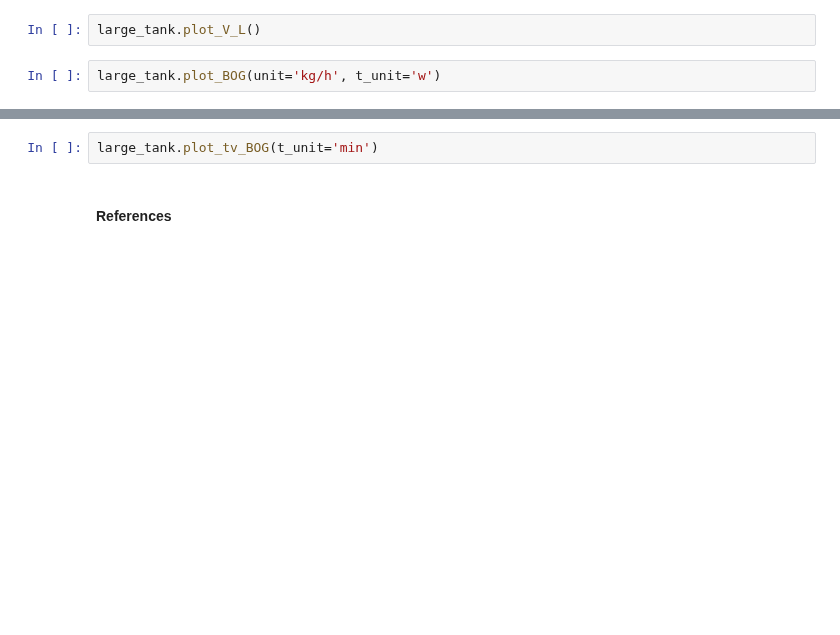
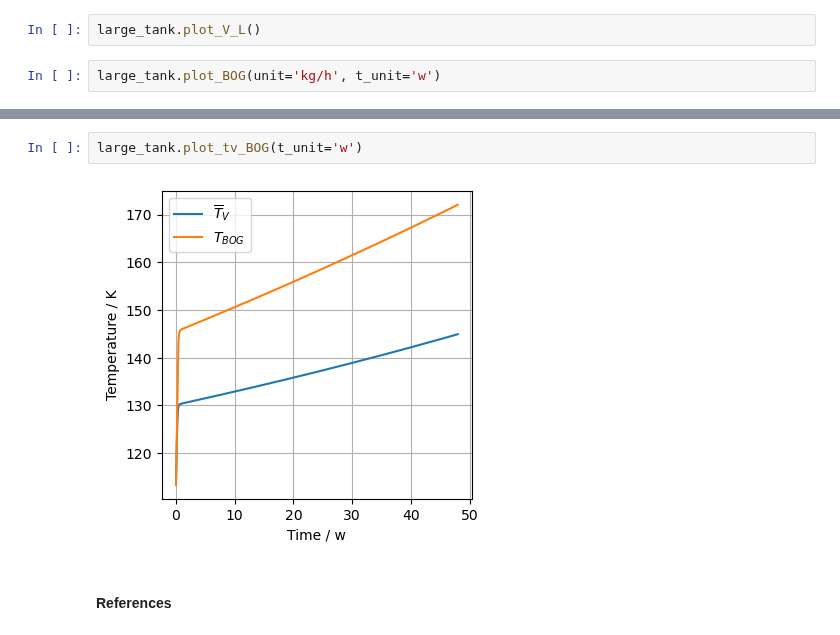
Before and after one commit to felipehuerta17/CryoEvap, a Jupyter notebook: notebooks/methane_large_longterm.ipynb, the cells around one changed output, grey strips where cells are left out. Saved outputs shown, nothing was run; the diff lists cells and outputs as text; blank space fills up the shorter version.

```diff
--- a/notebooks/methane_large_longterm.ipynb
+++ b/notebooks/methane_large_longterm.ipynb
@@ -137,5 +206,7 @@ large_tank.plot_BOG(unit='kg/h', t_unit='w')
 # %%
-large_tank.plot_tv_BOG(t_unit='min')
+large_tank.plot_tv_BOG(t_unit='w')
+# %% [output]
+[figure, added]
 # %% [markdown]
 #### References
 # %% [markdown]
```
Also changed, not shown: parts of 11 cells of this notebook, 9 other files.
